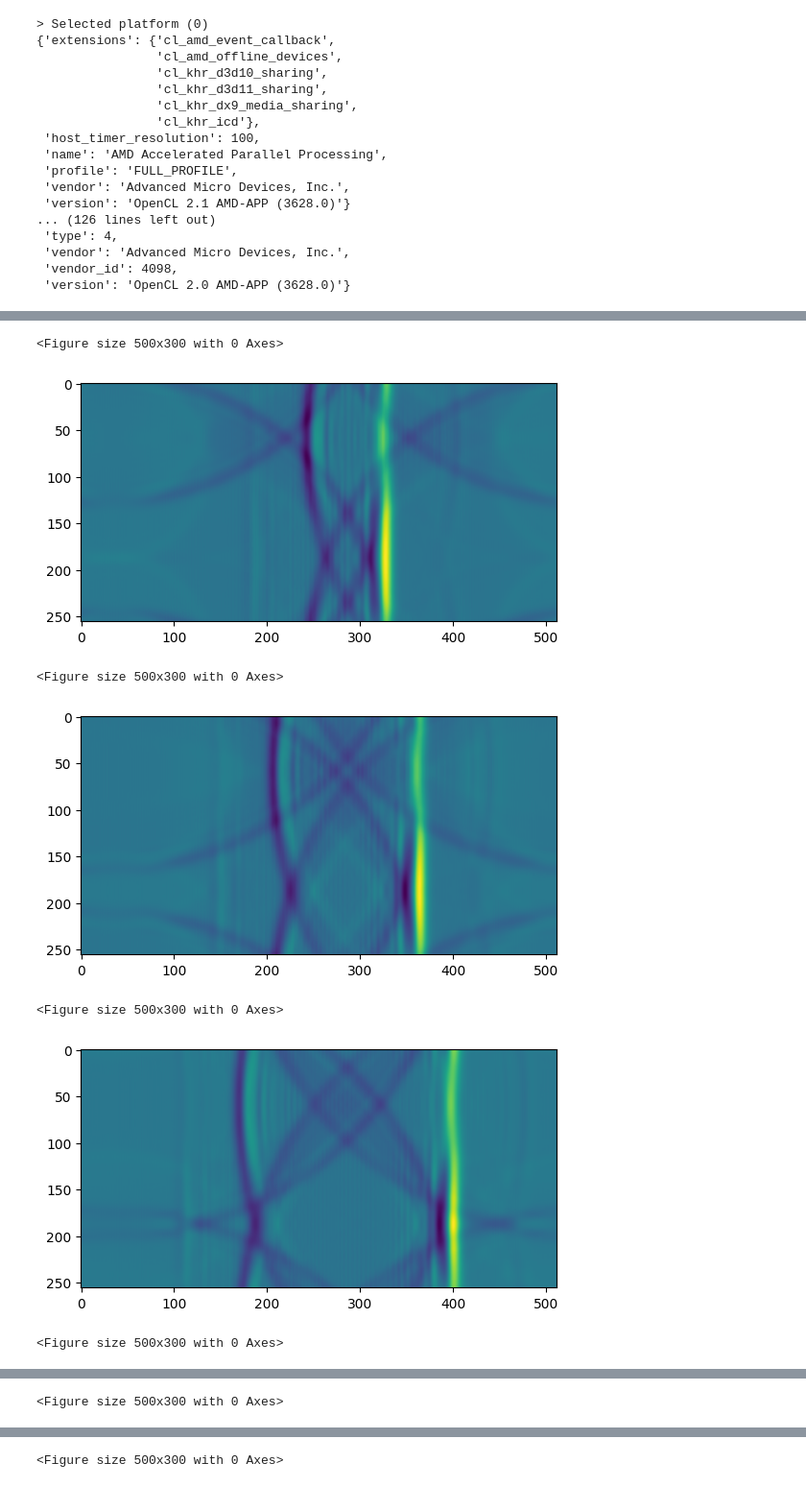
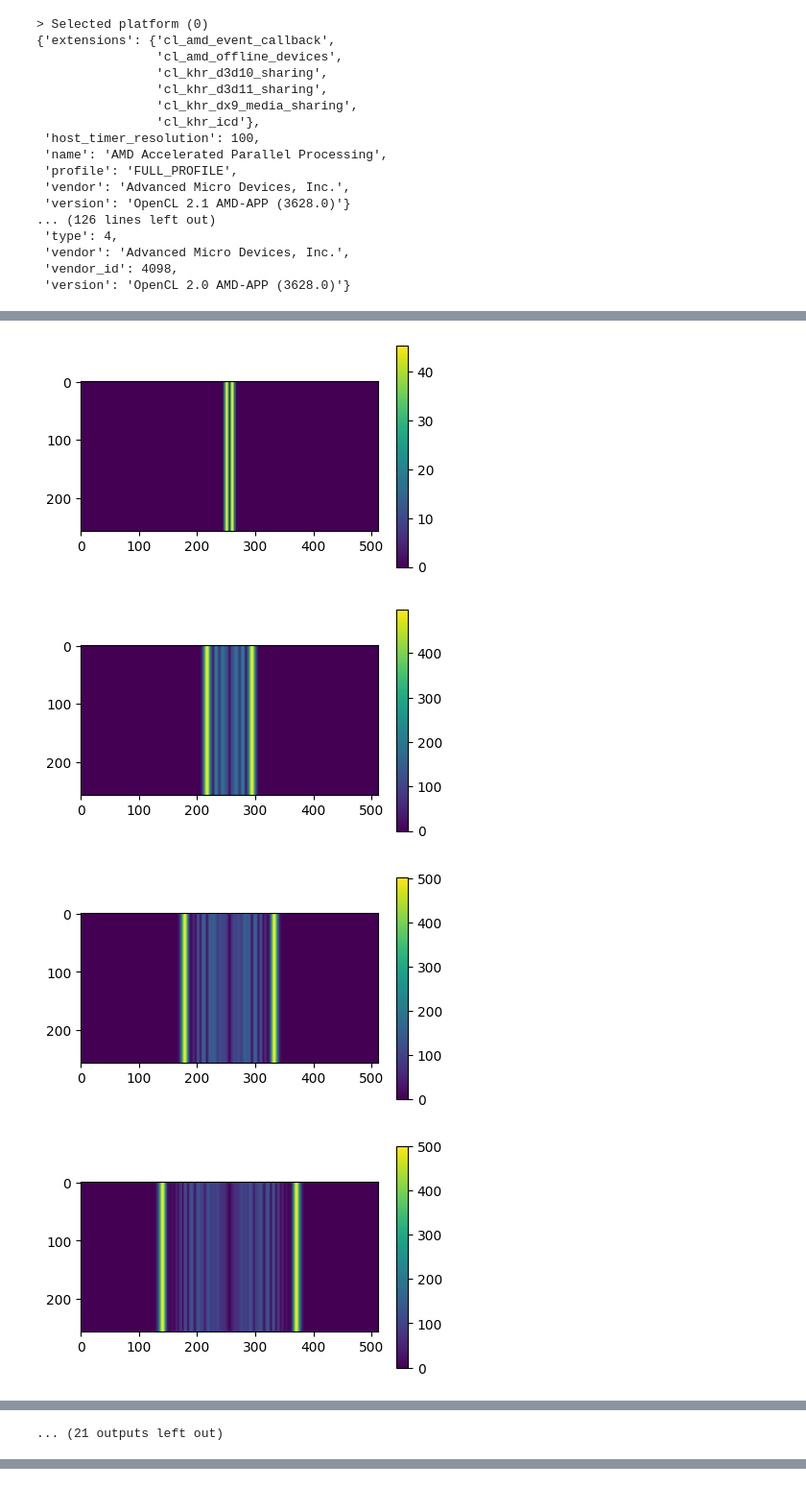
Before and after one commit to williamyang98/gpu_compute_experiments, a Jupyter notebook: pyopencl/yee_grid_3d.ipynb, the cells around one changed output, grey strips where cells are left out. Shown at 96% size. Cells and saved outputs as stored; diff of their text form; code cells hidden in the pictures.

```diff
--- a/pyopencl/yee_grid_3d.ipynb
+++ b/pyopencl/yee_grid_3d.ipynb
@@ -271,7 +271,7 @@ class NanoTimer:
 # %%
 program_source = f"""
     __kernel void update_E(
-        __global float *E, __global float *H,
+        __global float *E, __global const float *H, __global float *cH,
         __global float *A_0, __global float *A_1,
         int Nx, int Ny, int Nz
     ) {{
@@ -309,14 +309,18 @@ program_source = f"""
         const float a_0 = A_0[i0];
         const float a_1 = A_1[i0];
 
-        E[i+0] = E[i+0]*a_0 + a_1*cHx;
-        E[i+1] = E[i+1]*a_0 + a_1*cHy;
-        E[i+2] = E[i+2]*a_0 + a_1*cHz;
+        E[i+0] = a_0*(E[i+0] + a_1*cHx);
+        E[i+1] = a_0*(E[i+1] + a_1*cHy);
+        E[i+2] = a_0*(E[i+2] + a_1*cHz);
+
+        cH[i+0] = cHx;
+        cH[i+1] = cHy;
+        cH[i+2] = cHz;
         return;
     }}
 
     __kernel void update_H(
-        __global float *E, __global float *H,
+        __global const float *E, __global float *H, __global float *cE,
         __global float *A_0,
         int Nx, int Ny, int Nz
     ) {{
@@ -352,6 +356,10 @@ program_source = f"""
         H[i+0] = H[i+0] - a_0*cEx;
         H[i+1] = H[i+1] - a_0*cEy;
         H[i+2] = H[i+2] - a_0*cEz;
+
+        cE[i+0] = cEx;
+        cE[i+1] = cEy;
+        cE[i+2] = cEz;
         return;
     }}
 """
@@ -465,3 +473,5 @@ else:
         b_0_gpu = cl_array.to_device(queue, b_0)
         E_gpu = cl_array.to_device(queue, E_cpu)
         H_gpu = cl_array.to_device(queue, H_cpu)
+        cE_gpu = cl_array.to_device(queue, cE_cpu)
+        cH_gpu = cl_array.to_device(queue, cH_cpu)
@@ -468,49 +483,61 @@ else:
 # %%
-E_cpu_out = np.zeros(E_cpu.shape, dtype=E_cpu.dtype)
-H_cpu_out = np.zeros(H_cpu.shape, dtype=H_cpu.dtype)
-
-total_loops = 1024
+total_loops = 4096
+is_plot = True
+plot_rate = 128
 
 kernel_events = []
 with NanoTimer() as timer:
     with cl.CommandQueue(context, properties=cl.command_queue_properties.PROFILING_ENABLE) as queue:
+
         for i in tqdm(range(total_loops)):
             ev_update_E = gpu_program.update_E(
                 queue,
                 global_size, workgroup_size,
-                E_gpu.data, H_gpu.data,
+                E_gpu.data, H_gpu.data, cH_gpu.data,
                 a_0_gpu.data, a_1_gpu.data,
                 *[np.int32(v) for v in grid_size],
             )
             kernel_events.append(('update_E', ev_update_E))
-            cl.enqueue_barrier(queue)
+            ev_barrier_E = cl.enqueue_barrier(queue, wait_for=[ev_update_E])
+            kernel_events.append(('barrier_E', ev_barrier_E))
             ev_update_H = gpu_program.update_H(
                 queue,
                 global_size, workgroup_size,
-                E_gpu.data, H_gpu.data,
+                E_gpu.data, H_gpu.data, cE_gpu.data,
                 b_0_gpu.data,
                 *[np.int32(v) for v in grid_size],
             )
             kernel_events.append(('update_H', ev_update_H))
+            ev_barrier_H = cl.enqueue_barrier(queue, wait_for=[ev_update_H])
+            kernel_events.append(('barrier_H', ev_barrier_H))
             queue.flush()
 
-            if i % 64 == 0:
-                E_gpu.get(queue=queue, ary=E_cpu_out)
-                H_gpu.get(queue=queue, ary=H_cpu_out)
+            if is_plot and i % plot_rate == 0:
+                ev_copy = cl.enqueue_copy(queue, E_cpu_out, E_gpu.data)
+                ev_copy.wait()
                 fig = plt.figure(figsize=(5,3))
-                #data = np.linalg.norm(E_cpu_out, ord=2, axis=3)
-                data = E_cpu_out[:,:,:,0]
+                data = np.linalg.norm(E_cpu_out, ord=2, axis=3)
+                #data = E_cpu_out[5,:,:,0]
                 data = np.sum(data, axis=0)
-                plt.figure()
+                #data = np.sum(data, axis=0)
+                #plt.imshow(data, cmap="jet", vmin=-1, vmax=1)
+                #plt.imshow(data, cmap="jet")
                 plt.imshow(data)
+                plt.colorbar()
+                #plt.plot(E_cpu_out[:,150,260,0].squeeze())
                 plt.show()
+        queue.finish()
 gpu_submit_ns = timer.get_delta_ns()
 print(f"gpu_queue_command={gpu_submit_ns*1e-6:.3f} ms")
 
 gpu_pass_ns = gpu_submit_ns / total_loops
 gpu_cell_rate = total_cells / (gpu_pass_ns*1e-9)
 
 print(f"gpu_submit_time={gpu_submit_ns*1e-6:.3f} ms")
 print(f"gpu_pass_time={gpu_pass_ns*1e-6:.3f} ms")
 print(f"gpu_cell_rate={gpu_cell_rate*1e-6:.3f} M/s")
 # %% [output]
+[figure, new version]
+[figure, new version]
+[figure, new version]
+[figure, new version]
@@ -517,7 +552 @@ print(f"gpu_cell_rate={gpu_cell_rate*1e-6:.3f} M/s")
-<Figure size 500x300 with 0 Axes>
+... (21 outputs left out)
-[figure, old version]
-<Figure size 500x300 with 0 Axes>
-[figure, old version]
-<Figure size 500x300 with 0 Axes>
-[figure, old version]
-<Figure size 500x300 with 0 Axes>
@@ -525 +552,0 @@ print(f"gpu_cell_rate={gpu_cell_rate*1e-6:.3f} M/s")
-<Figure size 500x300 with 0 Axes>
@@ -527 +552,0 @@ print(f"gpu_cell_rate={gpu_cell_rate*1e-6:.3f} M/s")
-<Figure size 500x300 with 0 Axes>
```
Also changed, not shown: parts of 7 cells of this notebook.
